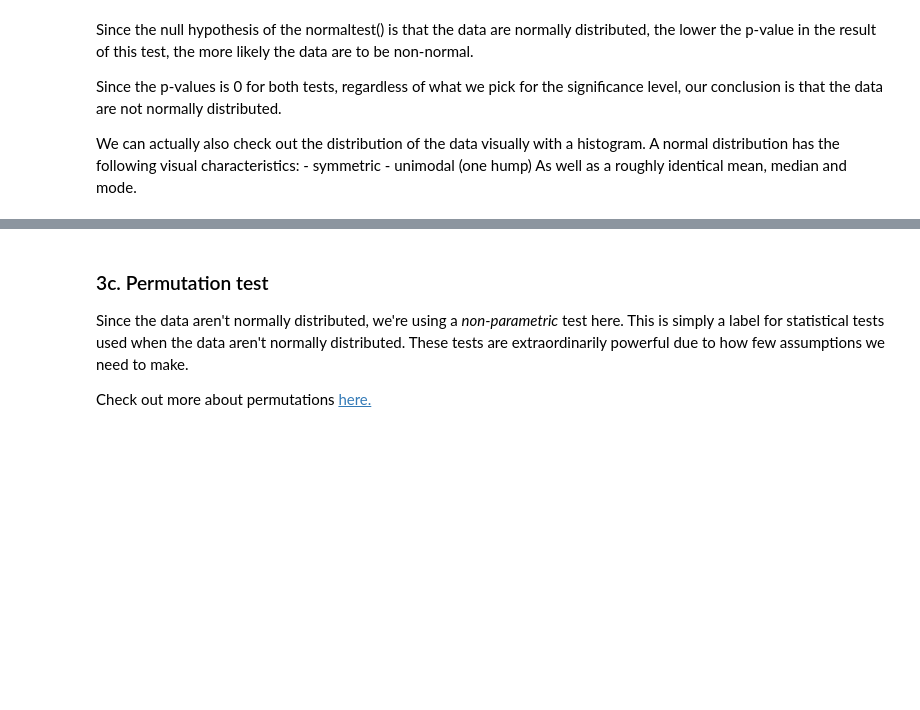
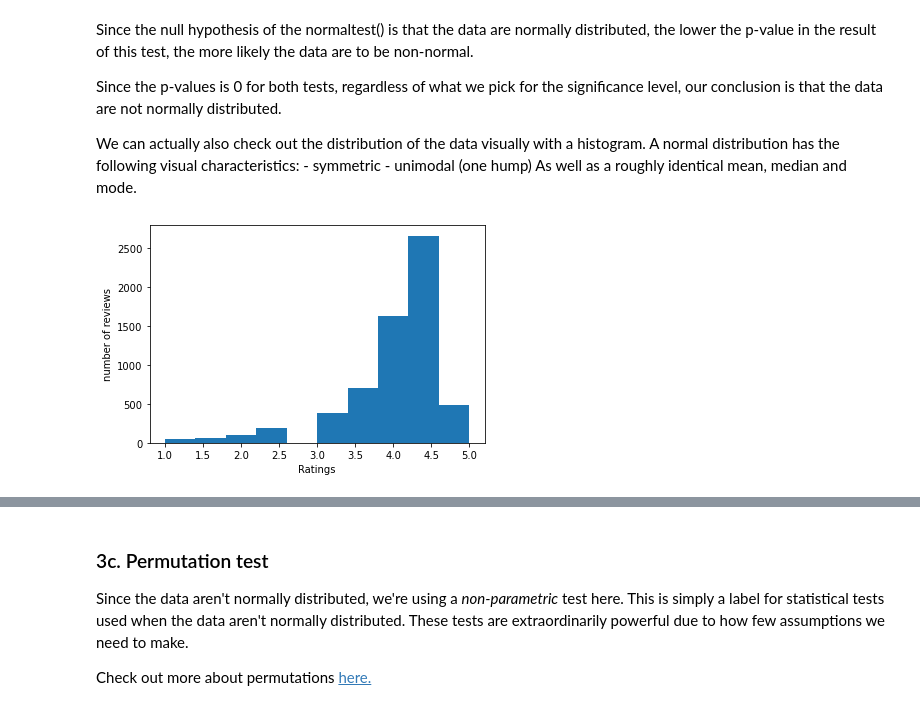
Before and after one commit to GwenToves/SpringBoard, a Jupyter notebook: Integrating Apps - Case Study/Project Files/Springboard Apps project - Tier 3 - Complete.ipynb, the cells around one changed output, grey strips where cells are left out. Drawn from its saved outputs; the diff is of its cells as text; code cells hidden in the pictures; blank space fills up the shorter version.

```diff
--- a/Integrating Apps - Case Study/Project Files/Springboard Apps project - Tier 3 - Complete.ipynb
+++ b/Integrating Apps - Case Study/Project Files/Springboard Apps project - Tier 3 - Complete.ipynb
@@ -435,7 +435,8 @@ There are many different statistical tests, all with different assumptions. You'
 # %%
 # Create a subset of the column 'Rating' by the different platforms.
 # Call the subsets 'apple' and 'google'
-_ _ _
+apple = df.loc[df.platform == 'apple', 'Rating']
+google = df.loc[df.platform == 'google', 'Rating']
 # %%
 # Using the stats.normaltest() method, get an indication of whether the apple data are normally distributed
 # Save the result in a variable called apple_normal, and print it out
@@ -454,6 +459,10 @@ We can actually also check out the distribution of the data visually with a hist
 As well as a roughly identical mean, median and mode.
 # %%
 # Create a histogram of the apple reviews distribution
-_ _ _
+_ = plt.hist(apple)
+_ = plt.xlabel('Ratings')
+_ = plt.ylabel('number of reviews')
+# %% [output]
+[figure, added]
 # %%
 # Create a histogram of the google data
```
Also changed, not shown: parts of 14 cells of this notebook.
